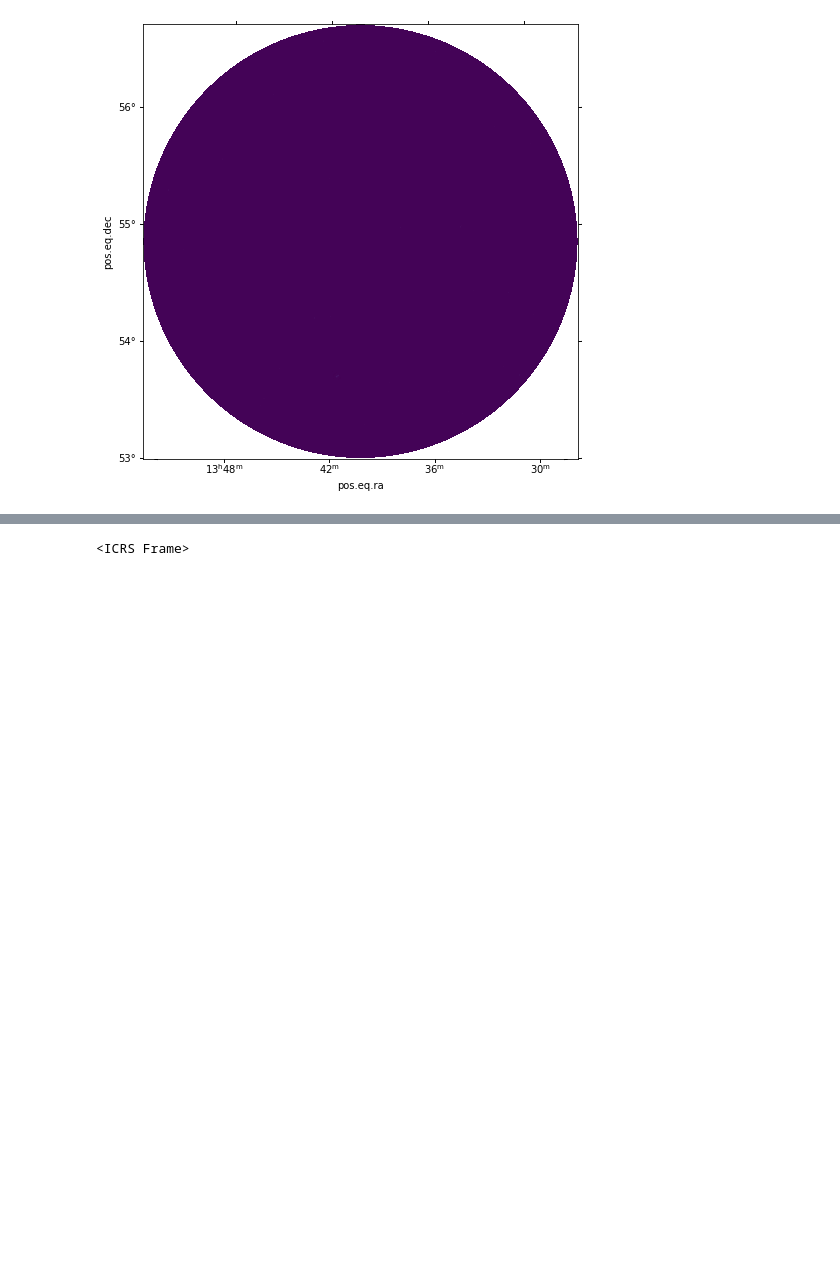
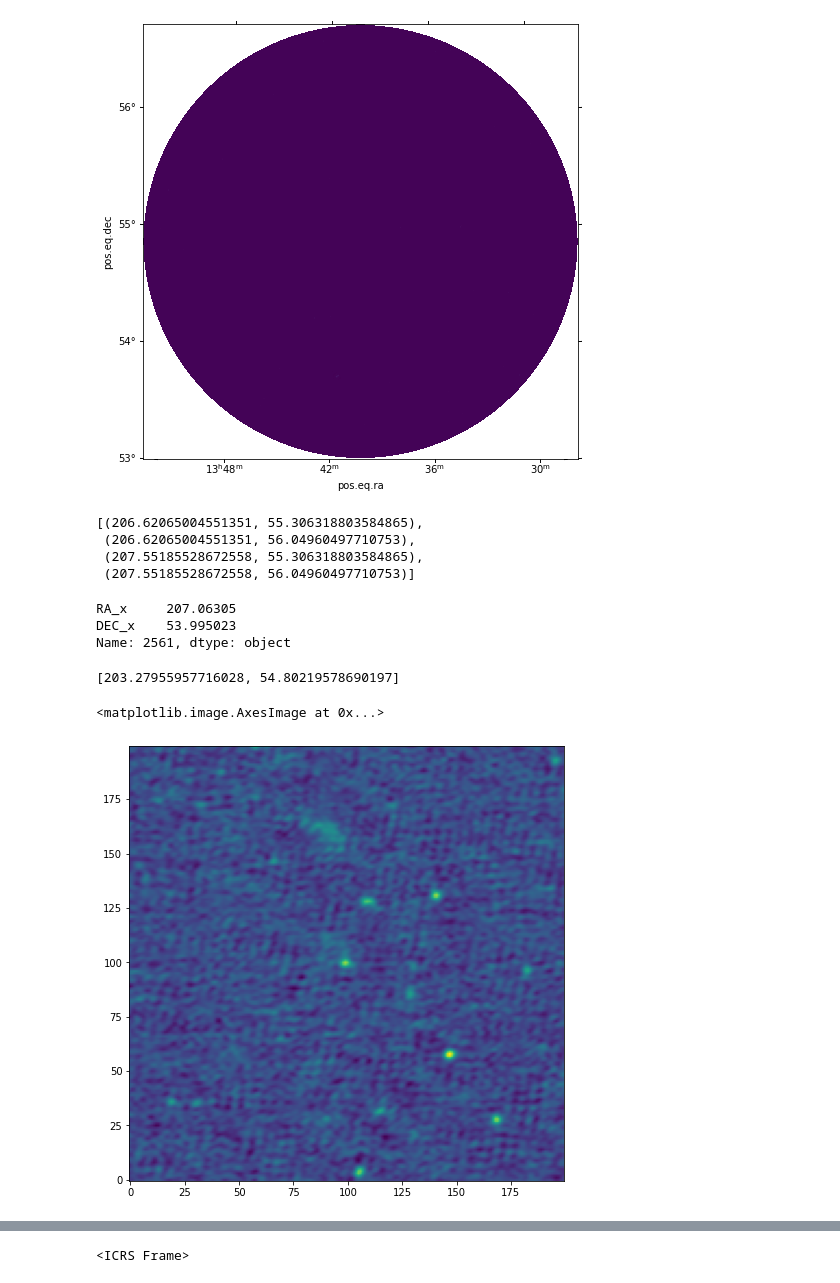
Before and after one commit to jmzk96/fits-preprocessing, a Jupyter notebook: notebook/di_astro_header_and_dimensions.ipynb, the cells around one changed output, grey strips where cells are left out. Cells and saved outputs as stored; diff of their text form; code cells hidden in the pictures; blank space fills up the shorter version.

Commit message:
ADD cutout from wcs coordinates

```diff
--- a/notebook/di_astro_header_and_dimensions.ipynb
+++ b/notebook/di_astro_header_and_dimensions.ipynb
@@ -205,3 +216,32 @@ ax = plt.subplot(projection=wcs)
 ax.imshow(hdu.data);
 # %% [output]
 [figure]
+# %%
+def get_coordinates(df, idx):
+    return df.iloc[idx,:][["RA_x", "E_RA", "E_RA_tot", "DEC_x", "E_DEC", "E_DEC_tot"]].to_dict()
+
+def get_rectangle(df, idx):
+    ra, e_ra, e_ra_to, dec, e_dec, e_dec_tot = get_coordinates(df, idx).values()
+    return [
+        (ra - e_ra, dec - e_dec),
+        (ra - e_ra, dec + e_dec),
+        (ra + e_ra, dec - e_dec),
+        (ra + e_ra, dec + e_dec),
+    ]
+
+def get_rectangle_tot(df, idx):
+    ra, e_ra, e_ra_tot, dec, e_dec, e_dec_tot = get_coordinates(df, idx).values()
+    return [
+        (ra - e_ra_tot, dec - e_dec_tot),
+        (ra - e_ra_tot, dec + e_dec_tot),
+        (ra + e_ra_tot, dec - e_dec_tot),
+        (ra + e_ra_tot, dec + e_dec_tot),
+    ]
+
+
+get_rectangle(tab_merge_205, 2)
+# %% [output]
+[(206.62065004551351, 55.306318803584865),
+ (206.62065004551351, 56.04960497710753),
+ (207.55185528672558, 55.306318803584865),
+ (207.55185528672558, 56.04960497710753)]
@@ -207,0 +250,17 @@ ax.imshow(hdu.data);
+# %%
+tab_merge_205.iloc[1, [1,4]]
+# %% [output]
+RA_x     207.06305
+DEC_x    53.995023
+Name: 2561, dtype: object
+# %%
+position = tab_205.iloc[5066, [1,4]].tolist()
+print(position)
+position = wcs.wcs_world2pix([position], 0)
+size = u.Quantity((1.5, 2.5), u.arcsec)
+cutout = Cutout2D(hdu.data, position[0], 200)
+plt.imshow(cutout.data, origin='lower')
+# %% [output]
+[203.27955957716028, 54.80219578690197]
+<matplotlib.image.AxesImage at 0x...>
+[figure, added]
```
Also changed, not shown: parts of 6 cells of this notebook, 1 other file.
